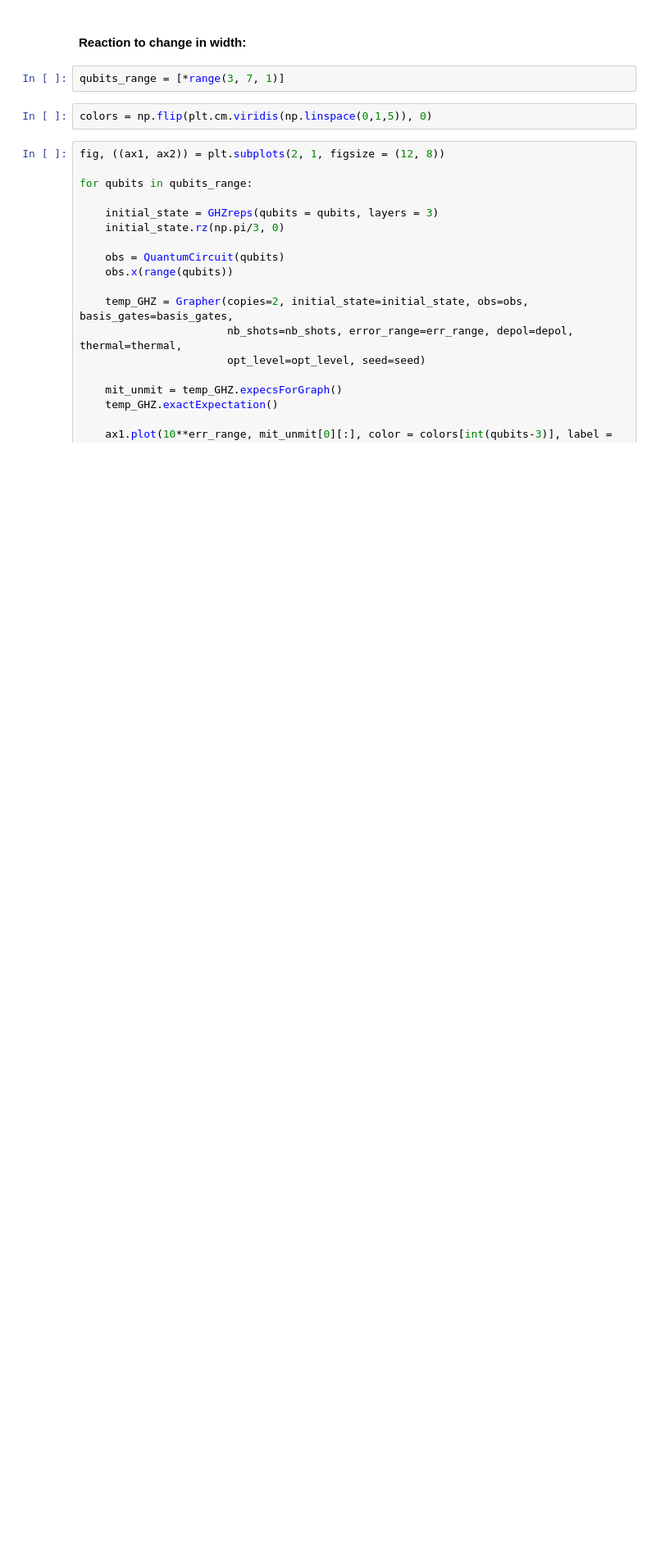
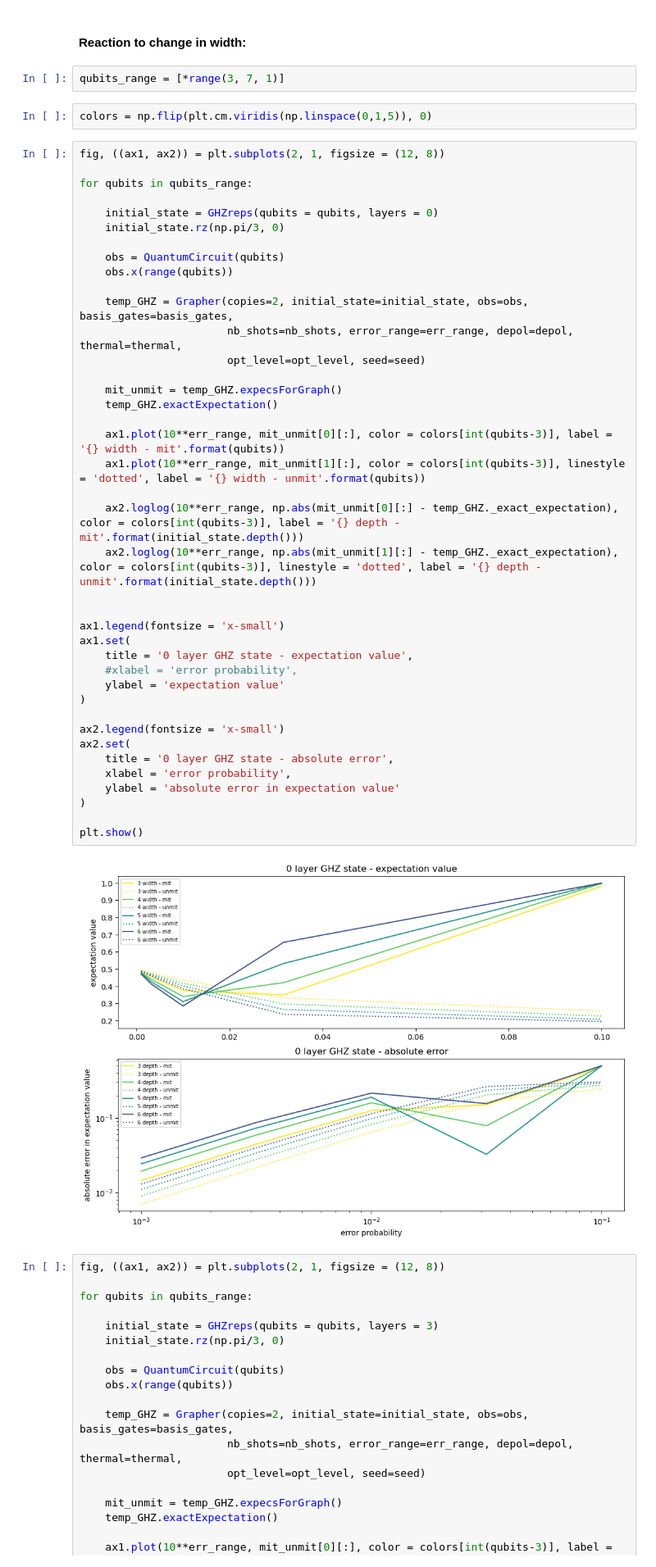
Before and after one commit to noszitomi/UCLQ_internship, a Jupyter notebook: UCLQ_code/sandbox/manual_noise.ipynb, the cells around one changed output. Shown at 82% size. Cells and saved outputs as stored; diff of their text form; blank space fills up the shorter version.

```diff
--- a/UCLQ_code/sandbox/manual_noise.ipynb
+++ b/UCLQ_code/sandbox/manual_noise.ipynb
@@ -73,6 +74,48 @@ plt.show()
 qubits_range = [*range(3, 7, 1)]
 # %%
 colors = np.flip(plt.cm.viridis(np.linspace(0,1,5)), 0)
+# %%
+fig, ((ax1, ax2)) = plt.subplots(2, 1, figsize = (12, 8))
+
+for qubits in qubits_range:
+
+    initial_state = GHZreps(qubits = qubits, layers = 0)
+    initial_state.rz(np.pi/3, 0)
+
+    obs = QuantumCircuit(qubits)
+    obs.x(range(qubits))
+
+    temp_GHZ = Grapher(copies=2, initial_state=initial_state, obs=obs, basis_gates=basis_gates,
+                       nb_shots=nb_shots, error_range=err_range, depol=depol, thermal=thermal,
+                       opt_level=opt_level, seed=seed)
+
+    mit_unmit = temp_GHZ.expecsForGraph()
+    temp_GHZ.exactExpectation()
+
+    ax1.plot(10**err_range, mit_unmit[0][:], color = colors[int(qubits-3)], label = '{} width - mit'.format(qubits))
+    ax1.plot(10**err_range, mit_unmit[1][:], color = colors[int(qubits-3)], linestyle = 'dotted', label = '{} width - unmit'.format(qubits))
+
+    ax2.loglog(10**err_range, np.abs(mit_unmit[0][:] - temp_GHZ._exact_expectation), color = colors[int(qubits-3)], label = '{} depth - mit'.format(initial_state.depth()))
+    ax2.loglog(10**err_range, np.abs(mit_unmit[1][:] - temp_GHZ._exact_expectation), color = colors[int(qubits-3)], linestyle = 'dotted', label = '{} depth - unmit'.format(initial_state.depth()))
+
+
+ax1.legend(fontsize = 'x-small')
+ax1.set(
+    title = '0 layer GHZ state - expectation value',
+    #xlabel = 'error probability',
+    ylabel = 'expectation value'
+)
+
+ax2.legend(fontsize = 'x-small')
+ax2.set(
+    title = '0 layer GHZ state - absolute error',
+    xlabel = 'error probability',
+    ylabel = 'absolute error in expectation value'
+)
+
+plt.show()
+# %% [output]
+[figure, added]
 # %%
 fig, ((ax1, ax2)) = plt.subplots(2, 1, figsize = (12, 8))
 
```
Also changed, not shown: parts of 8 cells of this notebook.
